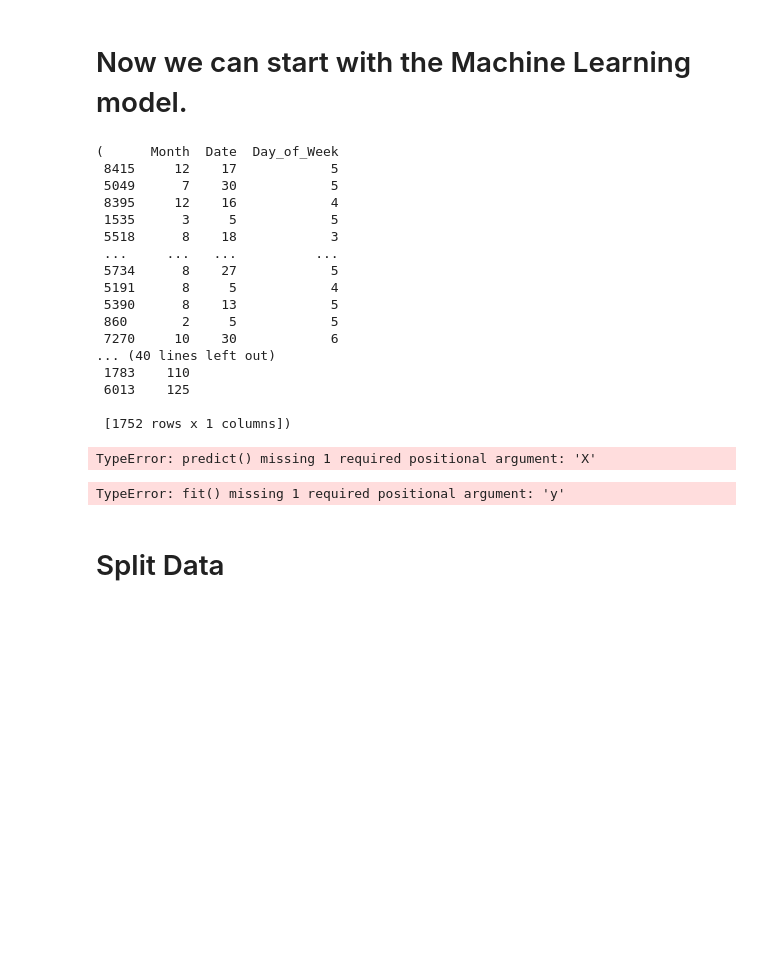
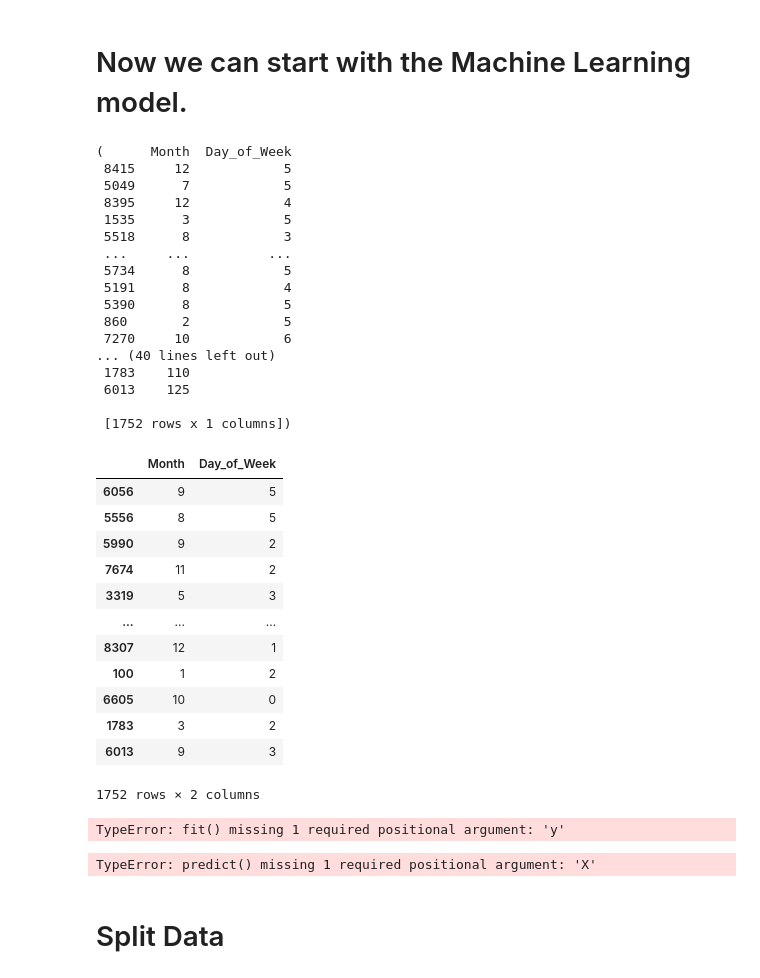
Before and after one commit to movifu1982/Bike-project, a Jupyter notebook: bike sprint 2 ML.ipynb, the cells around one changed output. Cells and saved outputs as stored; diff of their text form; code cells hidden in the pictures; blank space fills up the shorter version.

```diff
--- a/bike sprint 2 ML.ipynb
+++ b/bike sprint 2 ML.ipynb
@@ -165,7 +165,7 @@ df_user_count.head()
 # Now we can start with the Machine Learning model.
 # %%
 # split the data here
-X_data = df_user_count[["Month", "Date","Day_of_Week"]]
+X_data = df_user_count[["Month","Day_of_Week"]]
 y_data = df_user_count[["Total"]]
 # %%
 # train the linear regression model here.
@@ -173,23 +173,43 @@ y_data = df_user_count[["Total"]]
 X_train, X_test, y_train, y_test = train_test_split(X_data,y_data,test_size=0.2, random_state=42)
 X_train, X_test, y_train, y_test
 # %% [output]
-(      Month  Date  Day_of_Week
- 8415     12    17            5
- 5049      7    30            5
- 8395     12    16            4
- 1535      3     5            5
- 5518      8    18            3
- ...     ...   ...          ...
- 5734      8    27            5
- 5191      8     5            4
- 5390      8    13            5
- 860       2     5            5
- 7270     10    30            6
+(      Month  Day_of_Week
+ 8415     12            5
+ 5049      7            5
+ 8395     12            4
+ 1535      3            5
+ 5518      8            3
+ ...     ...          ...
+ 5734      8            5
+ 5191      8            4
+ 5390      8            5
+ 860       2            5
+ 7270     10            6
 ... (40 lines left out)
  1783    110
  6013    125
 
  [1752 rows x 1 columns])
+# %%
+X_test
+# %% [output]
+|  | Month | Day_of_Week |
+| 6056 | 9 | 5 |
+| 5556 | 8 | 5 |
+| 5990 | 9 | 2 |
+| 7674 | 11 | 2 |
+| 3319 | 5 | 3 |
+| ... | ... | ... |
+| 8307 | 12 | 1 |
+| 100 | 1 | 2 |
+| 6605 | 10 | 0 |
+| 1783 | 3 | 2 |
+| 6013 | 9 | 3 |
+1752 rows × 2 columns
+# %%
+lr.fit(X_train, y_train)
+# %% [output]
+TypeError: fit() missing 1 required positional argument: 'y'
 # %%
 # predict the results here
 
@@ -208,10 +228,6 @@ X_test_norm = norm.transform(X_test)
 pred_lr = lr.predict(X_test)
 # %% [output]
 TypeError: predict() missing 1 required positional argument: 'X'
-# %%
-lr.fit(X_train, y_train)
-# %% [output]
-TypeError: fit() missing 1 required positional argument: 'y'
 # %%
 # evaluate the model here.
 # %%
```
Also changed, not shown: parts of 21 cells of this notebook.
